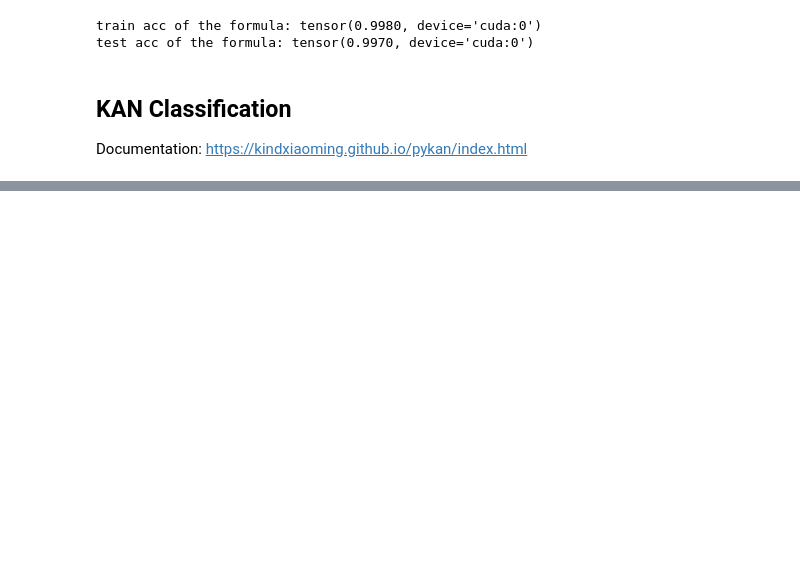
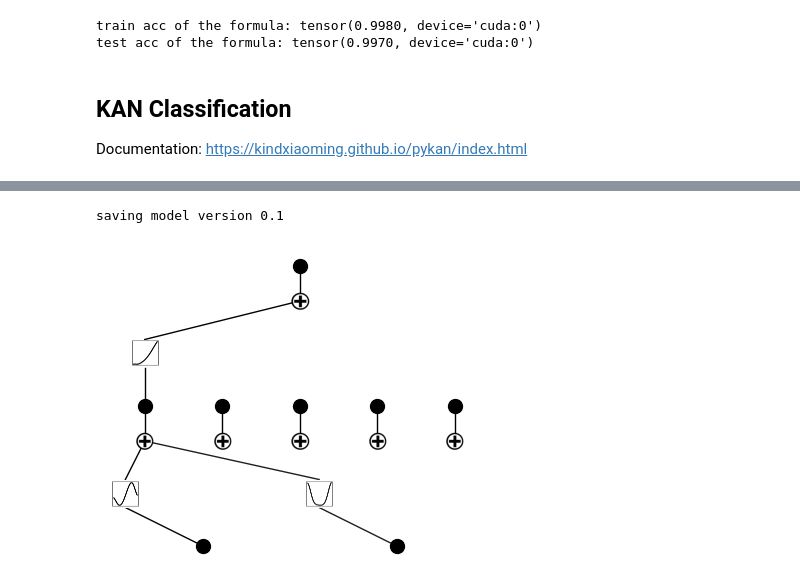
Before and after one commit to Dong237/RiskReasoner, a Jupyter notebook: XAI/kan.ipynb, the cells around one changed output, grey strips where cells are left out. Cells and saved outputs as stored; diff of their text form; code cells hidden in the pictures; blank space fills up the shorter version.

```diff
--- a/XAI/kan.ipynb
+++ b/XAI/kan.ipynb
@@ -229,0 +189,7 @@ test acc of the formula: tensor(0.8670, device='cuda:0')
+# %%
+# train the model with auto pruning
+result = model.fit(dataset, opt="LBFGS", steps=20, lamb=0.01, lamb_entropy=10.)
+model.plot()
+# %% [output]
+saving model version 0.1
+[figure, added]
```
Also changed, not shown: parts of 18 cells of this notebook, 5 other files.
